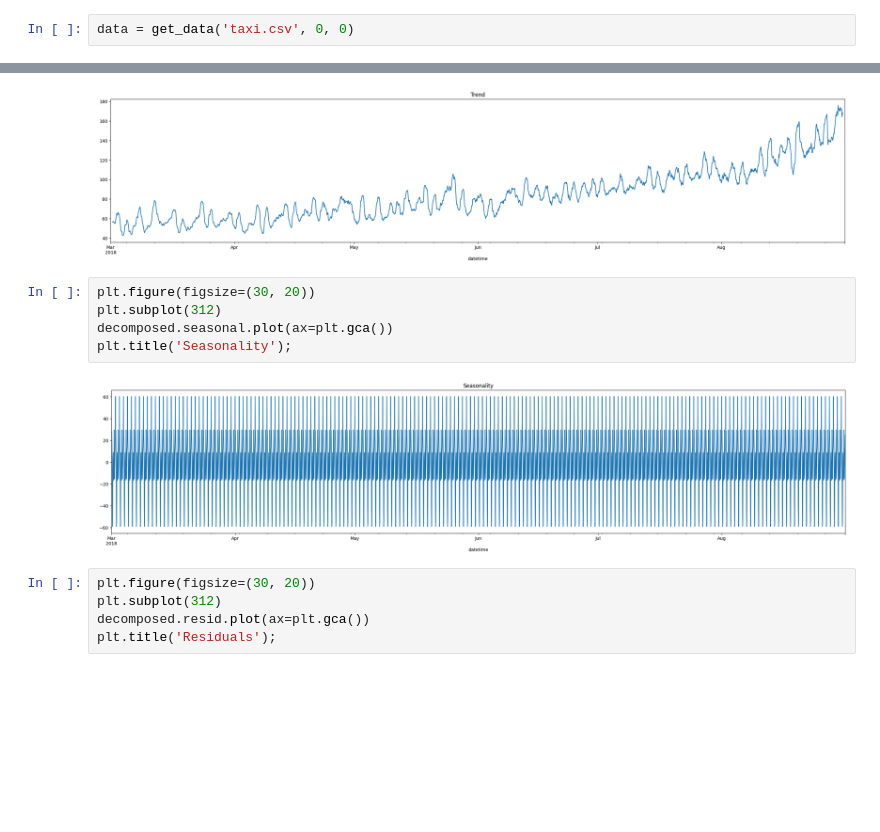
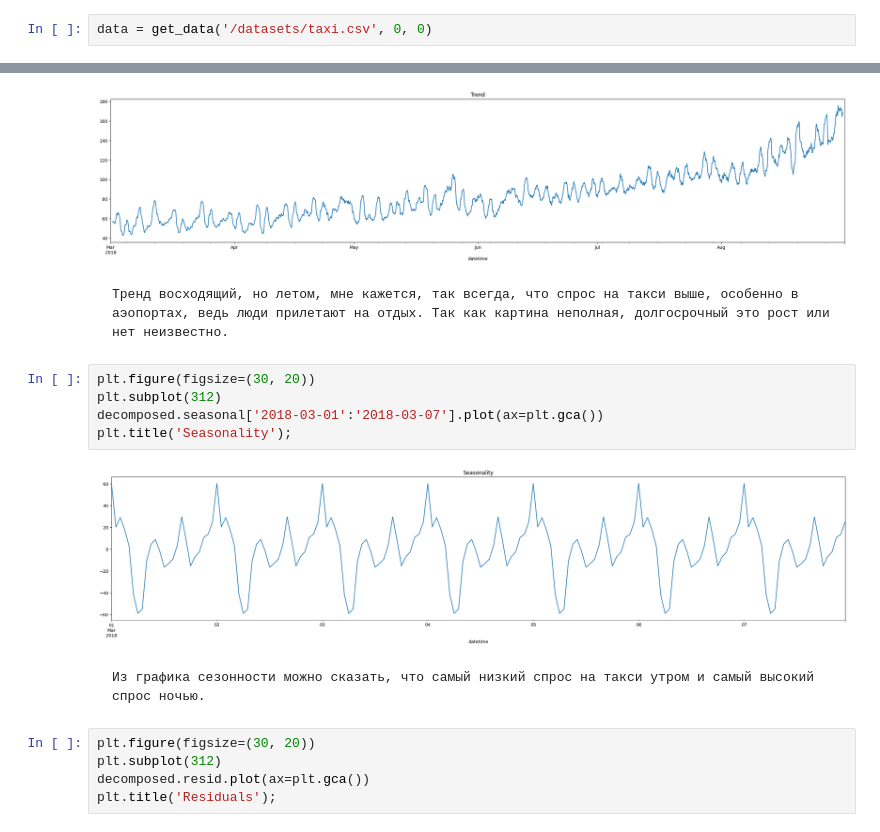
Before and after one commit to wheheheheh/taxi, a Jupyter notebook: main.ipynb, the cells around one changed output, grey strips where cells are left out. Cells and saved outputs as stored; diff of their text form; blank space fills up the shorter version.

```diff
--- a/main.ipynb
+++ b/main.ipynb
@@ -50,7 +52,7 @@ def get_data(path: str,
     data = data.resample('1H').sum()
     return data
 # %%
-data = get_data('taxi.csv', 0, 0)
+data = get_data('/datasets/taxi.csv', 0, 0)
 # %%
 data.head()
 # %% [output]
@@ -86,13 +93,17 @@ decomposed.trend.plot(ax=plt.gca())
 plt.title('Trend');
 # %% [output]
 [figure]
+# %% [markdown]
+    Тренд восходящий, но летом, мне кажется, так всегда, что спрос на такси выше, особенно в аэопортах, ведь люди прилетают на отдых. Так как картина неполная, долгосрочный это рост или нет неизвестно.
 # %%
 plt.figure(figsize=(30, 20))
 plt.subplot(312)
-decomposed.seasonal.plot(ax=plt.gca())
+decomposed.seasonal['2018-03-01':'2018-03-07'].plot(ax=plt.gca())
 plt.title('Seasonality');
 # %% [output]
-[figure, old version]
+[figure, new version]
+# %% [markdown]
+    Из графика сезонности можно сказать, что самый низкий спрос на такси утром и самый высокий спрос ночью.
 # %%
 plt.figure(figsize=(30, 20))
 plt.subplot(312)
```
Also changed, not shown: parts of 29 cells of this notebook.
